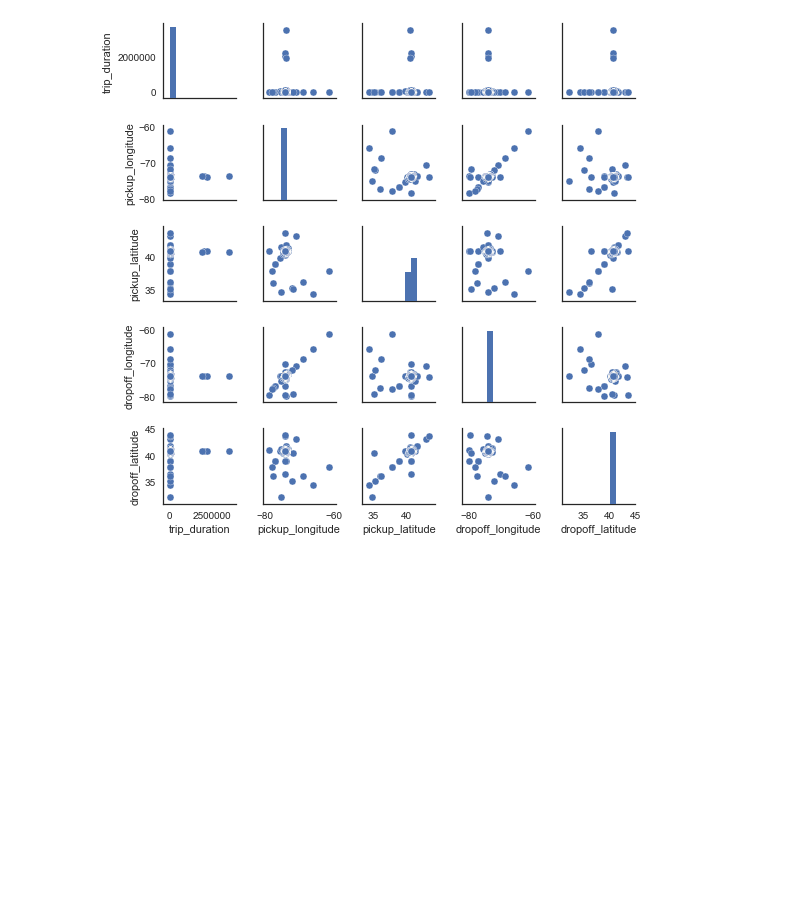
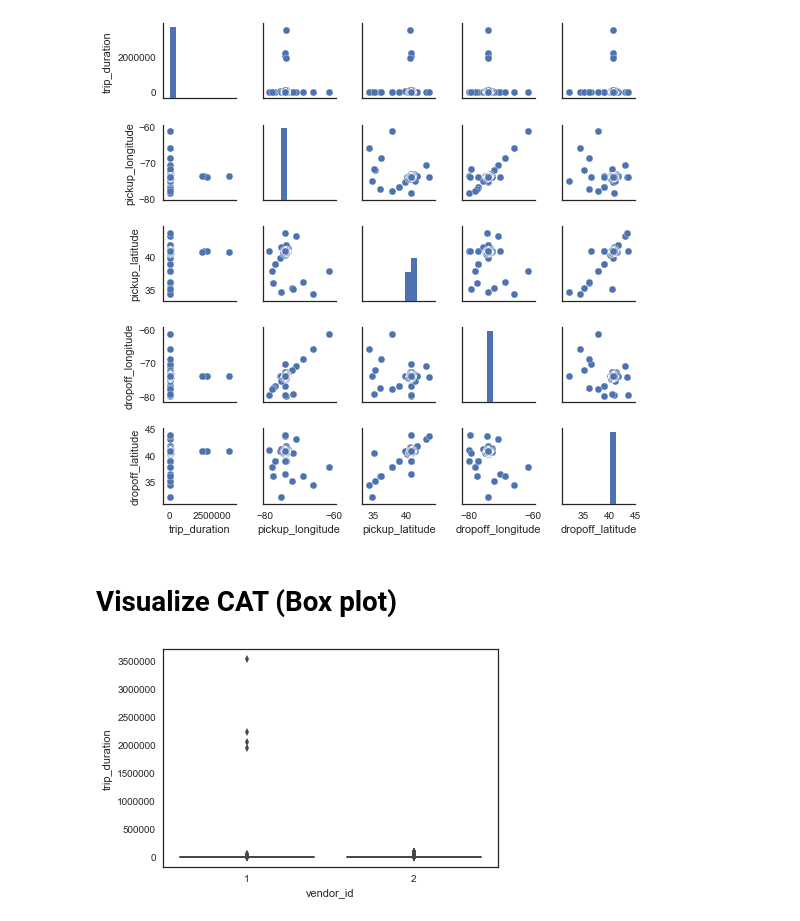
Before and after one commit to Soon2003/reg_pjt, a Jupyter notebook: Main.ipynb, the cells around one changed output. Saved outputs shown, nothing was run; the diff lists cells and outputs as text; code cells hidden in the pictures; blank space fills up the shorter version.

```diff
--- a/Main.ipynb
+++ b/Main.ipynb
@@ -136,3 +136,14 @@ with plt.style.context(('seaborn-white')):
 plt.show()
 # %% [output]
 [figure]
+# %% [markdown]
+# Visualize CAT (Box plot)
+# %%
+def display_boxplot(feature):
+    with plt.style.context(('seaborn-white')):
+        sns.boxplot(x=dfX[feature], y=dfY['trip_duration'], linewidth=2, palette="Set1")
+# %%
+display_boxplot('vendor_id')
+plt.show()
+# %% [output]
+[figure, added]
```
Also changed, not shown: parts of 1 cell of this notebook.
